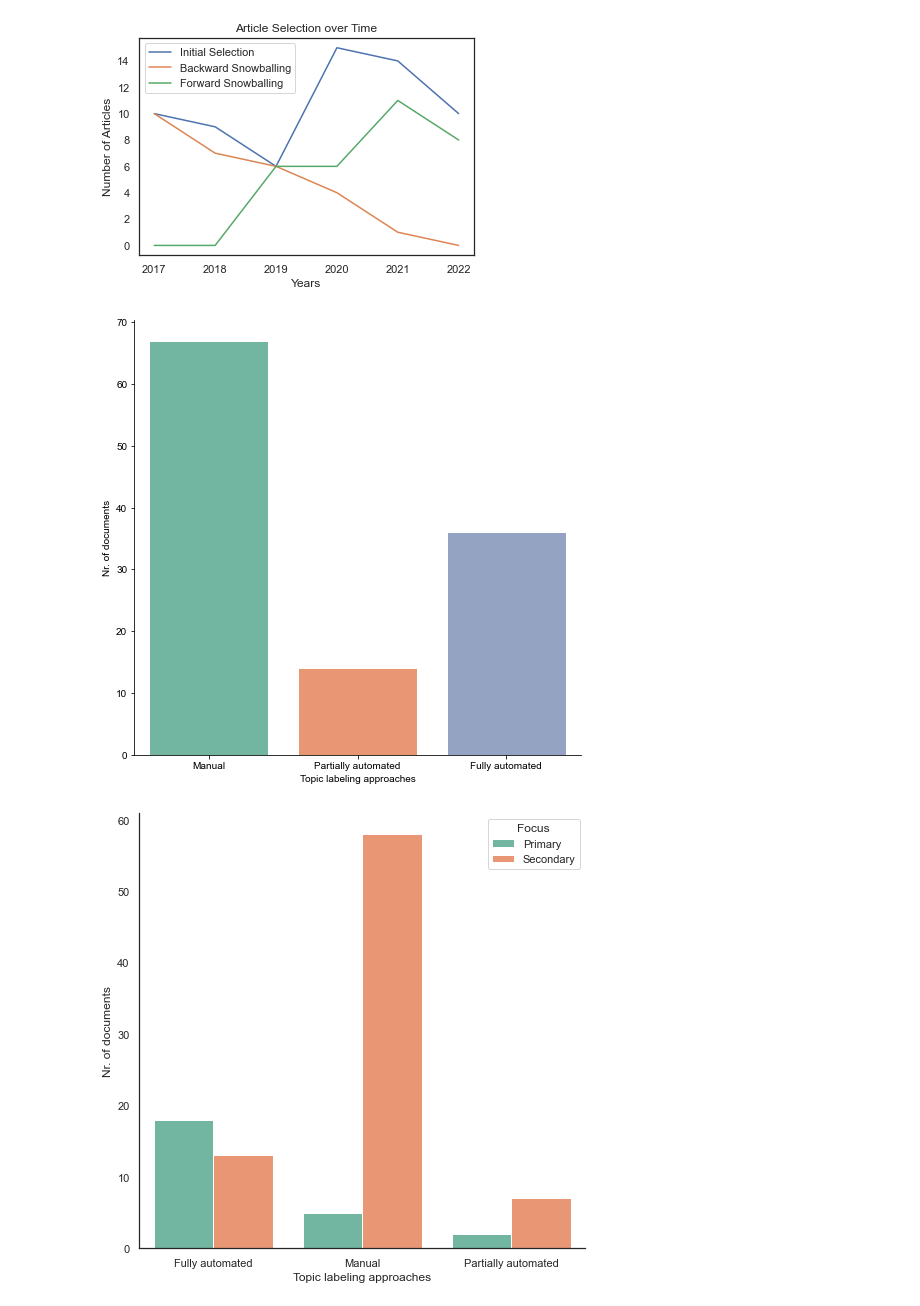
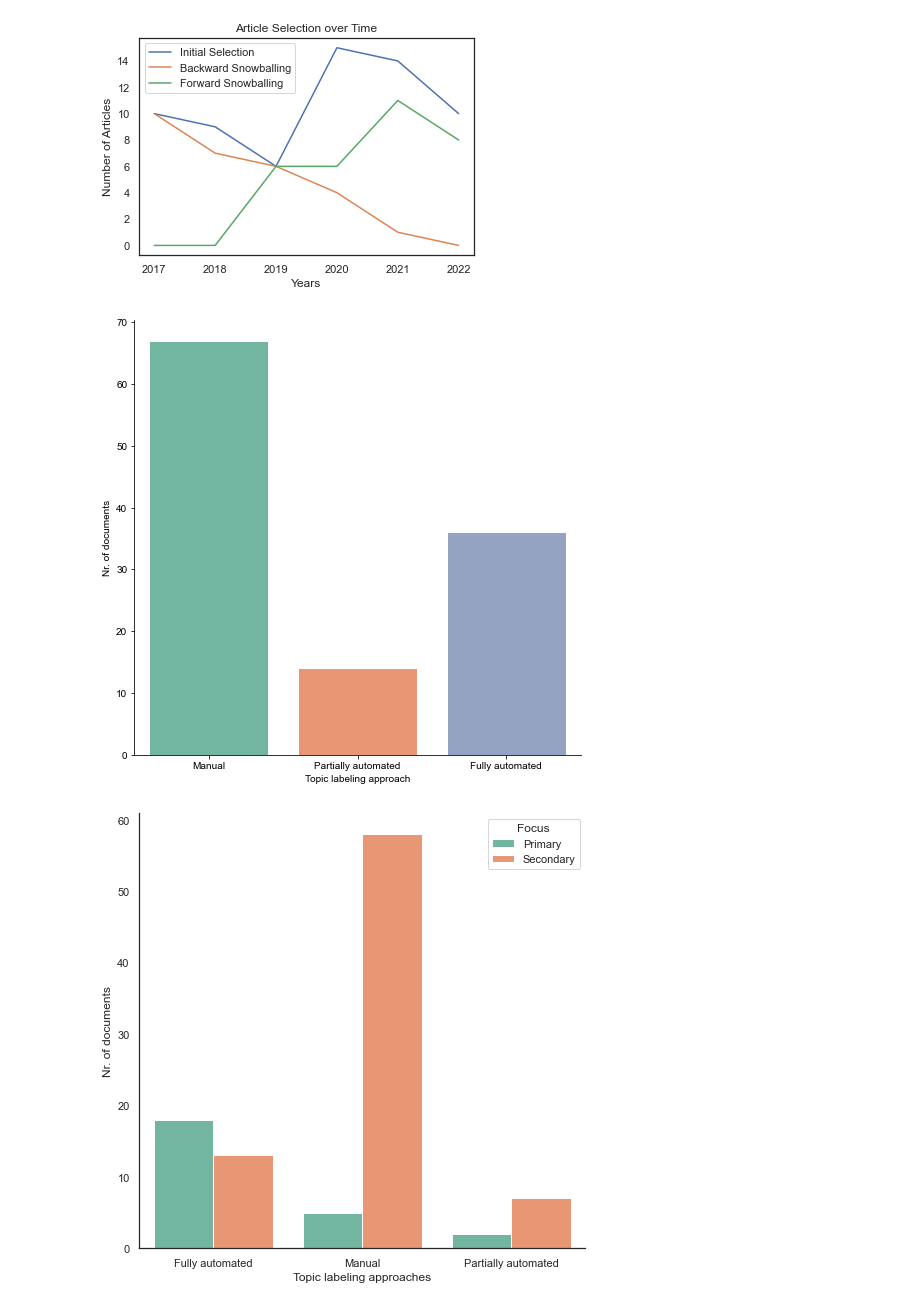
Before and after one commit to iberius96/Msc_Thesis, a Jupyter notebook: Data Visualization/Summary.ipynb, the cells around one changed output. Drawn from its saved outputs; the diff is of its cells as text; code cells hidden in the pictures.

```diff
--- a/Data Visualization/Summary.ipynb
+++ b/Data Visualization/Summary.ipynb
@@ -359,17 +359,17 @@ plt.show()
 # %%
 totals = [67, 14, 36]
 paritions = [[5,58],[2,7],[18,13]]
 labels = ['Manual', 'Partially automated','Fully automated']
 fig, ax = plt.subplots(figsize=(8, 8))
 sns.set_theme(style='white')
 sns.set_palette('Set2')
 sns.barplot(y=totals, x=labels, ax=ax)
-plt.xlabel('Topic labeling approaches')
+plt.xlabel('Topic labeling approach')
 plt.ylabel('Nr. of documents')
 sns.despine()
 plt.show()
 # %% [output]
-[figure, old version]
+[figure, new version]
 # %%
 df = pd.DataFrame()
 labeling_approach = ["Fully automated","Fully automated","Fully automated","Fully automated","Fully automated","Fully automated","Fully automated","Fully automated","Fully automated","Fully automated","Fully automated","Fully automated","Fully automated","Fully automated","Fully automated","Fully automated","Fully automated","Fully automated","Fully automated","Fully automated","Fully automated","Fully automated","Fully automated","Fully automated","Fully automated","Fully automated","Fully automated","Fully automated","Fully automated","Fully automated","Fully automated","Manual","Manual","Manual","Manual","Manual","Manual","Manual","Manual","Manual","Manual","Manual","Manual","Manual","Manual","Manual","Manual","Manual","Manual","Manual","Manual","Manual","Manual","Manual","Manual","Manual","Manual","Manual","Manual","Manual","Manual","Manual","Manual","Manual","Manual","Manual","Manual","Manual","Manual","Manual","Manual","Manual","Manual","Manual","Manual","Manual","Manual","Manual","Manual","Manual","Manual","Manual","Manual","Manual","Manual","Manual","Manual","Manual","Manual","Manual","Manual","Manual","Manual","Manual","Partially automated","Partially automated","Partially automated","Partially automated","Partially automated","Partially automated","Partially automated","Partially automated","Partially automated"]
```
Also changed, not shown: parts of 1 cell of this notebook, 5 other files.
